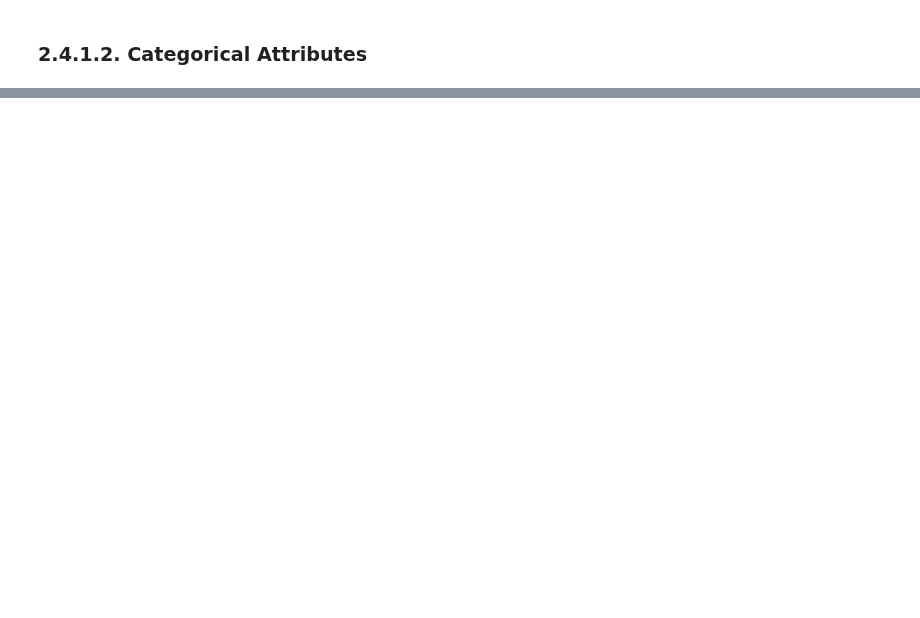
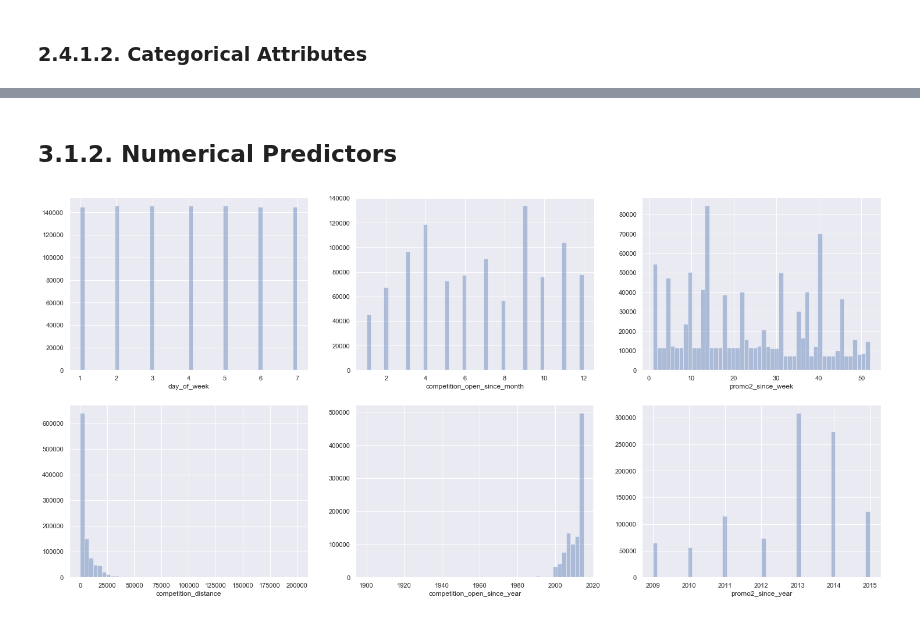
Before and after one commit to Meigarom/Predictive-Analytics, a Jupyter notebook: notebooks/Predictive-Analytics-Rossmann.ipynb, the cells around one changed output, grey strips where cells are left out. Cells and saved outputs as stored; diff of their text form; code cells hidden in the pictures; blank space fills up the shorter version.

Commit message:
finish EDA for numerical features

```diff
--- a/notebooks/Predictive-Analytics-Rossmann.ipynb
+++ b/notebooks/Predictive-Analytics-Rossmann.ipynb
@@ -235,0 +301,22 @@ print( c )
+# %% [markdown]
+## 3.1.2. Numerical Predictors
+# %%
+plt.subplot( 2, 3, 1 )
+sns.distplot( df3['day_of_week'], kde=False );
+
+plt.subplot( 2, 3, 4 )
+sns.distplot( df3['competition_distance'], kde=False );
+
+plt.subplot( 2, 3, 2 )
+sns.distplot( df3['competition_open_since_month'], kde=False );
+
+plt.subplot( 2, 3, 5 )
+sns.distplot( df3['competition_open_since_year'], kde=False );
+
+plt.subplot( 2, 3, 3 )
+sns.distplot( df3['promo2_since_week'], kde=False );
+
+plt.subplot( 2, 3, 6 )
+sns.distplot( df3['promo2_since_year'], kde=False );
+# %% [output]
+[figure, added]
```
Also changed, not shown: parts of 16 cells of this notebook.
